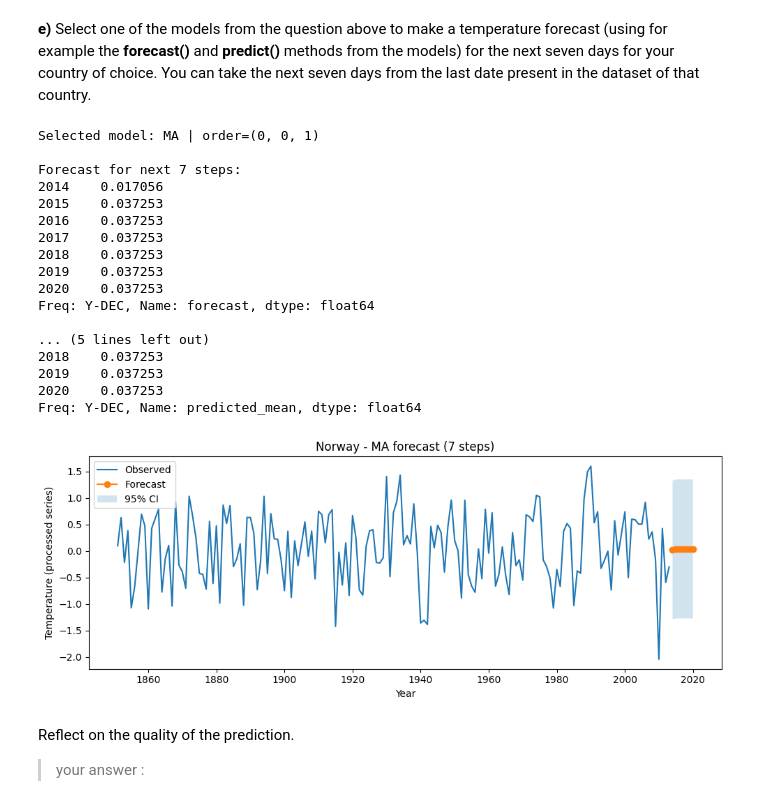
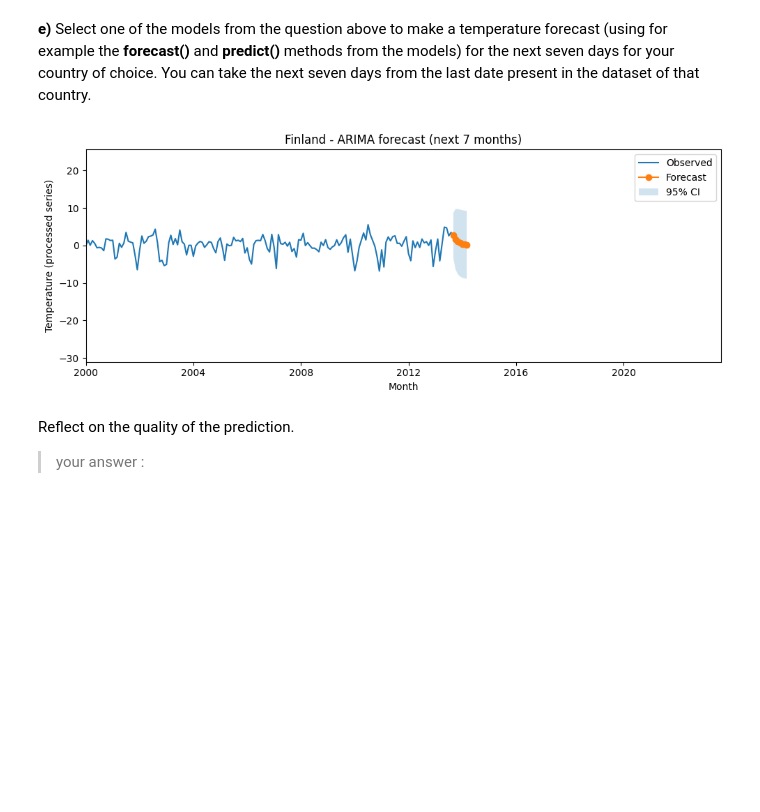
Before and after one commit to KundaiMutuwira/Data_Science_Class, a Jupyter notebook: DS2024_2025_TS_Assignment_Student_Version_1.ipynb, the cells around one changed output. Cells and saved outputs as stored; diff of their text form; code cells hidden in the pictures; blank space fills up the shorter version.

```diff
--- a/DS2024_2025_TS_Assignment_Student_Version_1.ipynb
+++ b/DS2024_2025_TS_Assignment_Student_Version_1.ipynb
@@ -1037,25 +1031,22 @@ From this result we see that cambodia and Singapore are quite similar and Norway
 from statsmodels.tsa.stattools import adfuller
 
 for c in countries:
-    # Determining rolling statistics
-    timeseries = yearly_pivot[c]
+    timeseries = monthly_pivot[c].astype(float)
+
     rolmean = timeseries.rolling(window=12).mean()
     rolstd = timeseries.rolling(window=12).std()
 
-    # Plot rolling statistics:
-    orig = plt.plot(timeseries, color='blue', label='Original')
-    mean = plt.plot(rolmean, color='red', label='Rolling Mean')
-    std = plt.plot(rolstd, color='black', label='Rolling Std')
+    plt.figure(figsize=(10, 3))
+    plt.plot(timeseries.index.to_timestamp(), timeseries, color='blue', label='Original')
+    plt.plot(rolmean.index.to_timestamp(), rolmean, color='red', label='Rolling Mean (12)')
+    plt.plot(rolstd.index.to_timestamp(), rolstd, color='black', label='Rolling Std (12)')
     plt.legend(loc='best')
     plt.title(f'Rolling Mean & Standard Deviation - {c}')
-    plt.show(block=False)
+    plt.tight_layout()
+    plt.show()
 
-    # Perform Dickey-Fuller test:
     print(f'Results of Dickey-Fuller Test for {c}:')
-    dftest = adfuller(timeseries, autolag='AIC')
-    dfoutput = pd.Series(dftest[0:4], index=['Test Statistic', 'p-value', '#Lags Used', 'Number of Observations Used'])
-    for key, value in dftest[4].items():
-        dfoutput['Critical Value (%s)' % key] = value
-    print(dfoutput)
-    print('\n')
+    dftest = adfuller(timeseries.dropna(), autolag='AIC')
+    print(pd.Series(dftest[0:4], index=['Test Statistic', 'p-value', '#Lags Used', 'Number of Observations Used']))
+    print()
 # %% [output]
@@ -1263,66 +1203,39 @@ ARIMA  order=(1, 0, 1) | AIC=330.35 | BIC=342.63 | RSS=71.0277
 # pick best model by AIC
 candidates = {
     "AR": model_ar,
     "MA": model_ma,
     "ARIMA": model_arima
 }
 best_name, best_model = min(candidates.items(), key=lambda kv: kv[1].aic)
 
-n_steps = 7  # 7 forecast steps (with yearly data = 7 years)
+n_steps = 7  # 7 months
 forecast_res = best_model.get_forecast(steps=n_steps)
 forecast_mean = forecast_res.predicted_mean
 forecast_ci = forecast_res.conf_int(alpha=0.05)
 
-# clean future index
-future_idx = pd.period_range(start=ts.index[-1] + 1, periods=n_steps, freq="Y")
+future_idx = pd.period_range(start=ts.index[-1] + 1, periods=n_steps, freq="M")
 forecast_mean = pd.Series(np.asarray(forecast_mean), index=future_idx, name="forecast")
 forecast_ci.index = future_idx
 
-print(f"Selected model: {best_name} | order={best_model.model.order}")
-print("\nForecast for next 7 steps:")
-print(forecast_mean)
-
-# optional: also show predict() output for the same horizon
-pred_vals = best_model.predict(start=future_idx[0], end=future_idx[-1])
-print("\nPredict() output:")
-print(pred_vals)
-
-# plot
 plt.figure(figsize=(10, 4))
 plt.plot(ts.index.to_timestamp(), ts.values, label="Observed")
 plt.plot(forecast_mean.index.to_timestamp(), forecast_mean.values, marker="o", label="Forecast")
 plt.fill_between(
     forecast_ci.index.to_timestamp(),
     forecast_ci.iloc[:, 0].values,
     forecast_ci.iloc[:, 1].values,
     alpha=0.2,
     label="95% CI"
 )
-plt.title(f"{country} - {best_name} forecast (7 steps)")
-plt.xlabel("Year")
+plt.title(f"{country} - {best_name} forecast (next 7 months)")
+plt.xlabel("Month")
 plt.ylabel("Temperature (processed series)")
 plt.legend()
 plt.tight_layout()
+plt.xlim(pd.to_datetime("2000-1-1"))
 plt.show()
 # %% [output]
-Selected model: MA | order=(0, 0, 1)
-
-Forecast for next 7 steps:
-2014    0.017056
-2015    0.037253
-2016    0.037253
-2017    0.037253
-2018    0.037253
-2019    0.037253
-2020    0.037253
-Freq: Y-DEC, Name: forecast, dtype: float64
-
-... (5 lines left out)
-2018    0.037253
-2019    0.037253
-2020    0.037253
-Freq: Y-DEC, Name: predicted_mean, dtype: float64
-[figure, old version]
+[figure, new version]
 # %% [markdown]
 Reflect on the quality of the prediction.
 > your answer :
```
Also changed, not shown: parts of 5 cells of this notebook.
